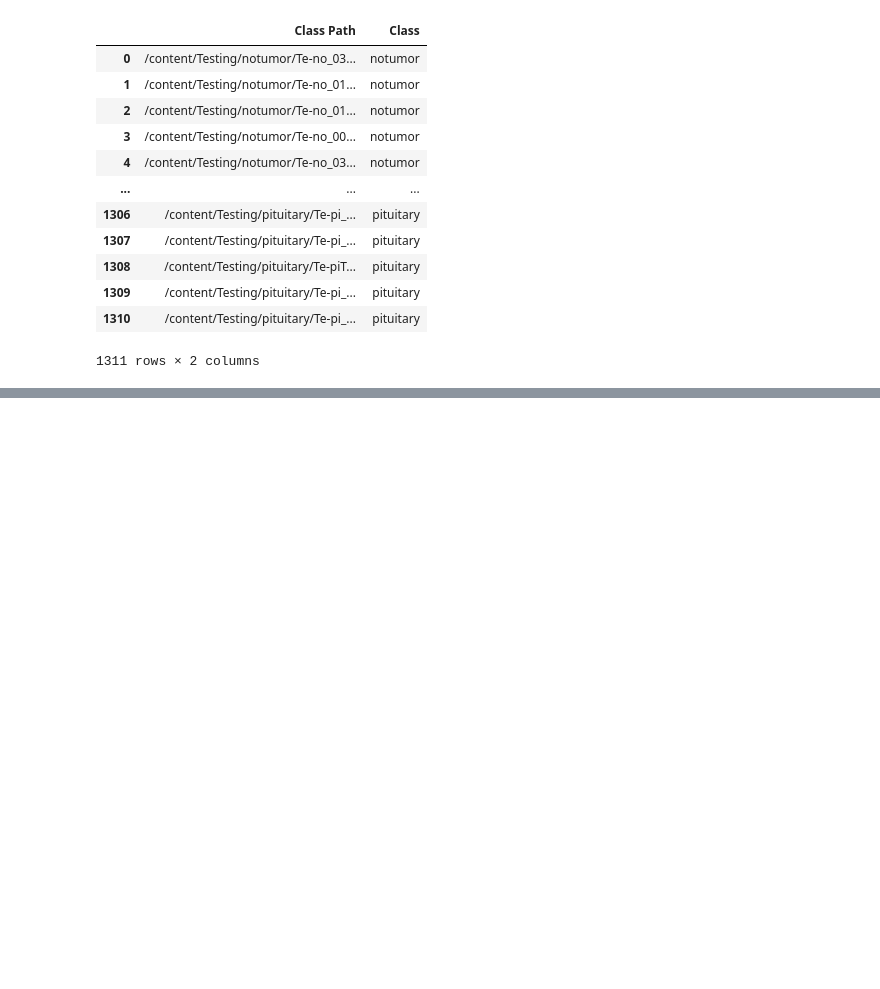
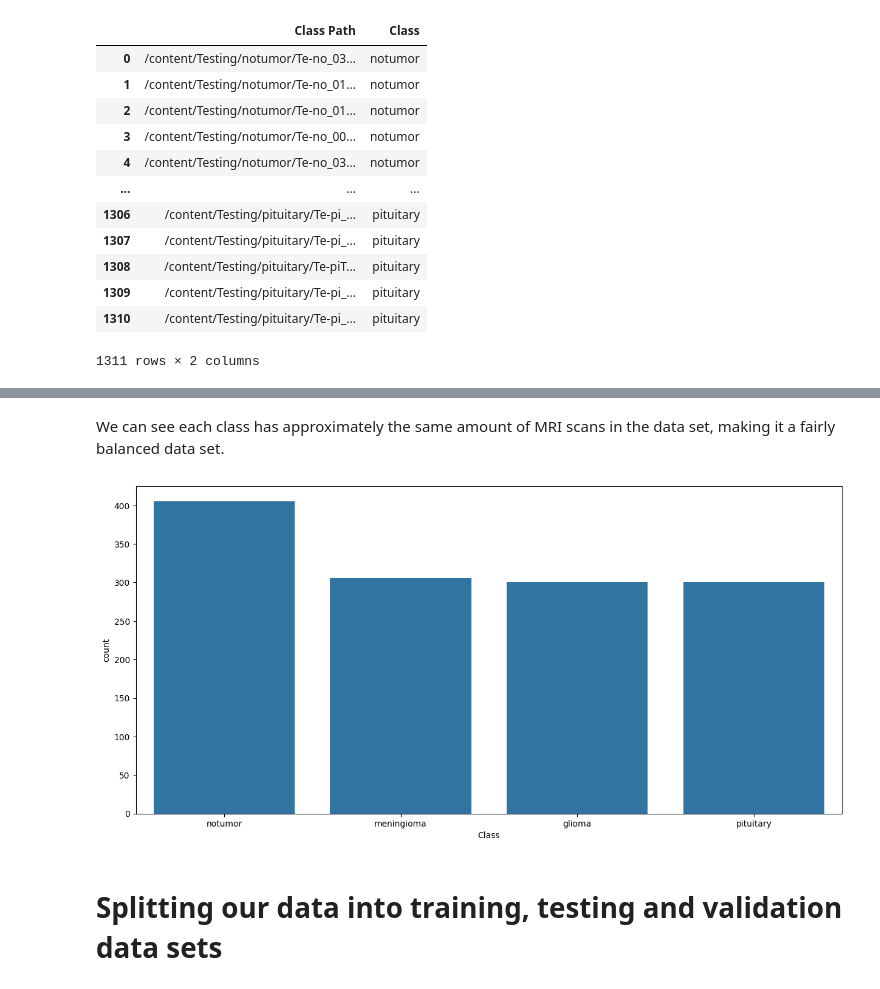
Before and after one commit to gitrlawton/tumor-classification, a Jupyter notebook: tumor_classification_notebook.ipynb, the cells around one changed output, grey strips where cells are left out. Cells and saved outputs as stored; diff of their text form; code cells hidden in the pictures; blank space fills up the shorter version.

```diff
--- a/tumor_classification_notebook.ipynb
+++ b/tumor_classification_notebook.ipynb
@@ -83,0 +89,10 @@ ts_df
+# %% [markdown]
+We can see each class has approximately the same amount of MRI scans in the data set, making it a fairly balanced data set.
+# %%
+# Plot the different types of tumors and how many of each there are in the testing data set.
+plt.figure(figsize=(15, 7))
+ax = sns.countplot(data=ts_df, x=ts_df["Class"])
+# %% [output]
+[figure, added]
+# %% [markdown]
+# Splitting our data into training, testing and validation data sets
```
Also changed, not shown: parts of 13 cells of this notebook.
